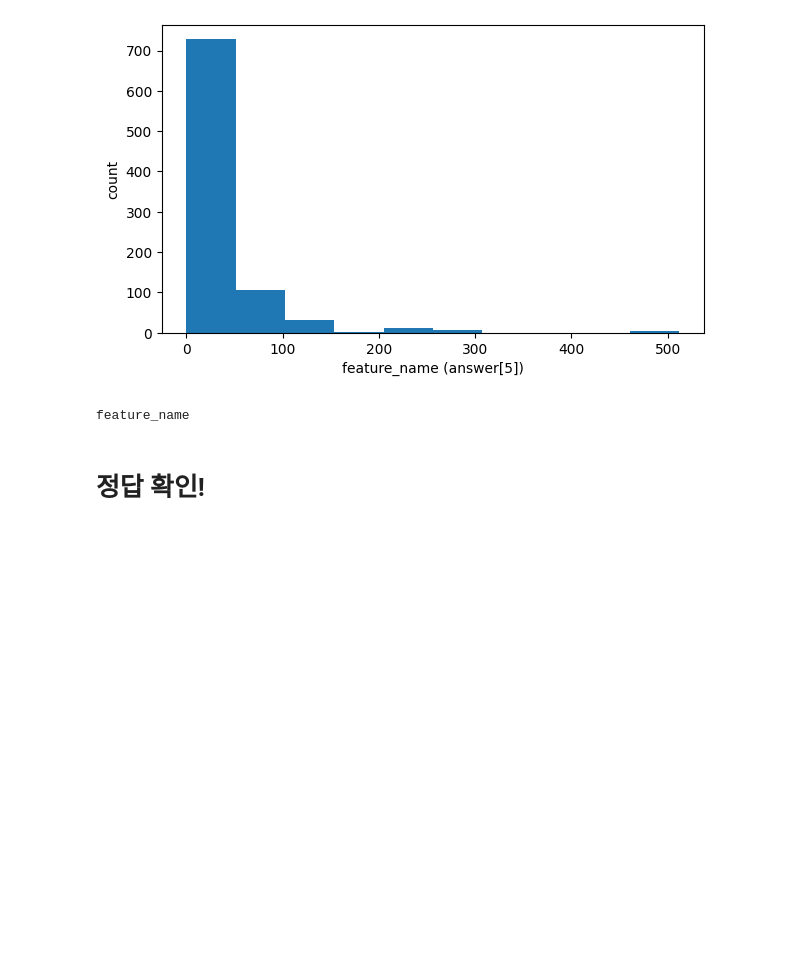
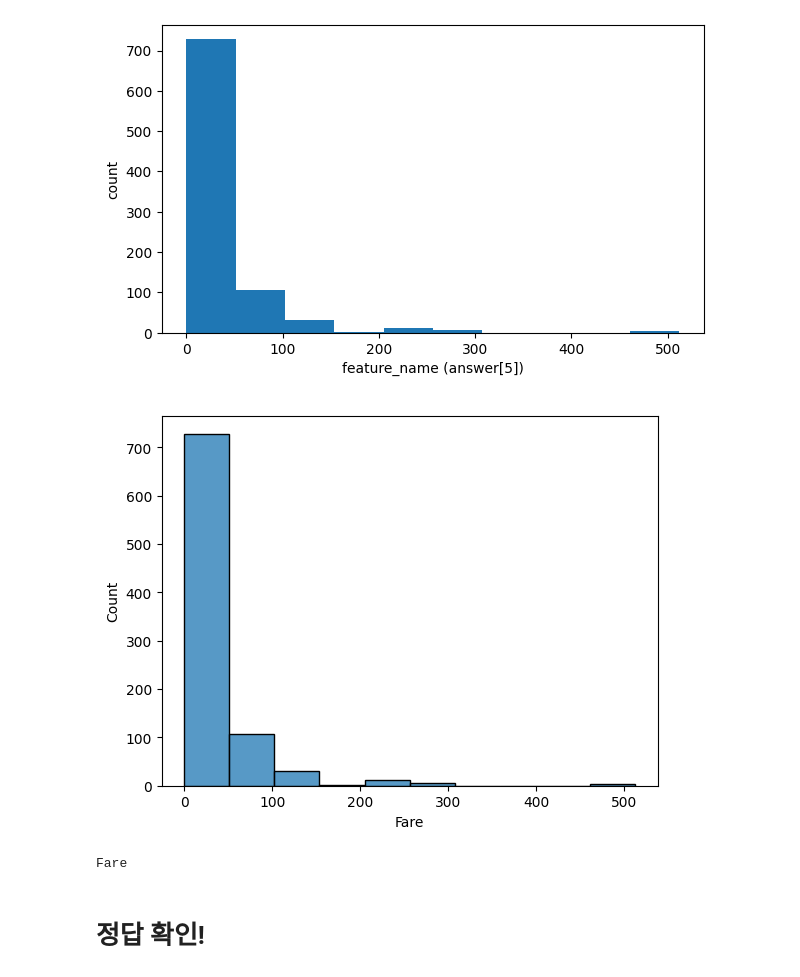
Before and after one commit to philipn337-namphil/khuda_9_ml_roomescape, a Jupyter notebook: week1/student.ipynb, the cells around one changed output. Drawn from its saved outputs; the diff is of its cells as text; code cells hidden in the pictures; blank space fills up the shorter version.

```diff
--- a/week1/student.ipynb
+++ b/week1/student.ipynb
@@ -92,13 +94,14 @@ answer[4] = female_survive_rate
 # %%
 ## Input Box
 
 feature_name = "feature_name"
-
-
-
+sns.histplot(df['Fare'],bins=10)
+plt.show()
+feature_name='Fare'
 print(feature_name)
 # %% [output]
+[figure, added]
-feature_name
+Fare
 # %%
 answer[5] = feature_name
 # %% [markdown]
```
Also changed, not shown: parts of 7 cells of this notebook.
